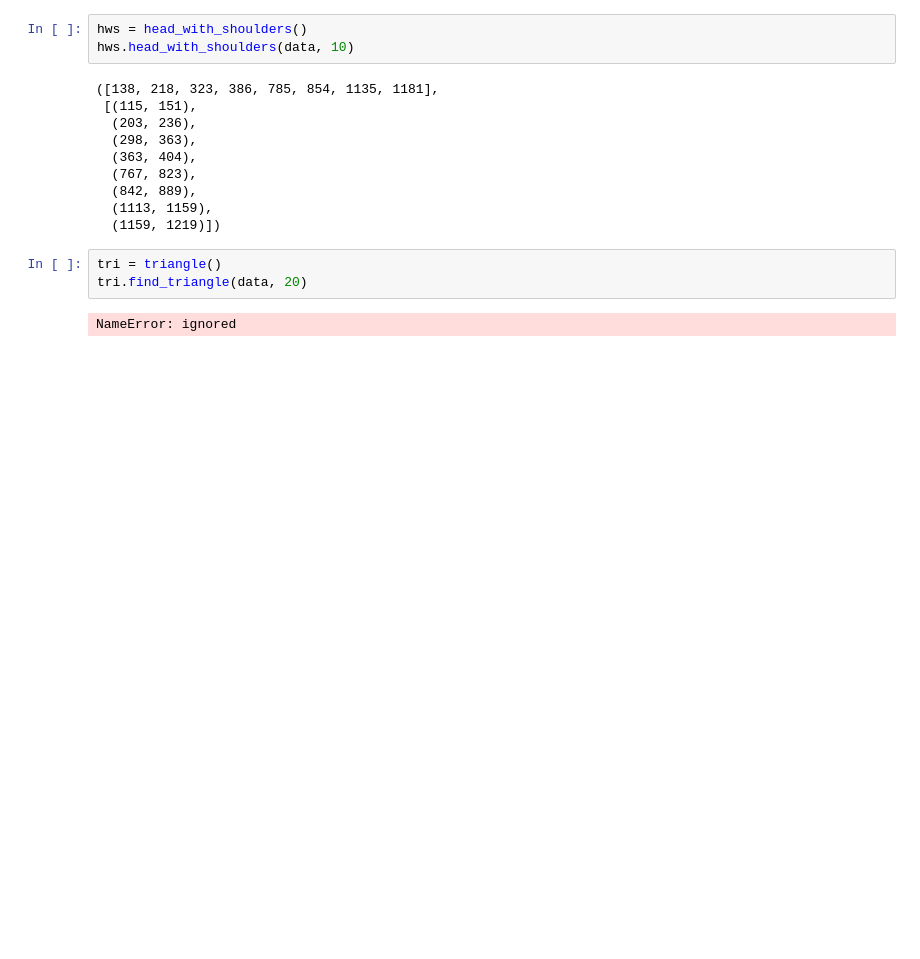
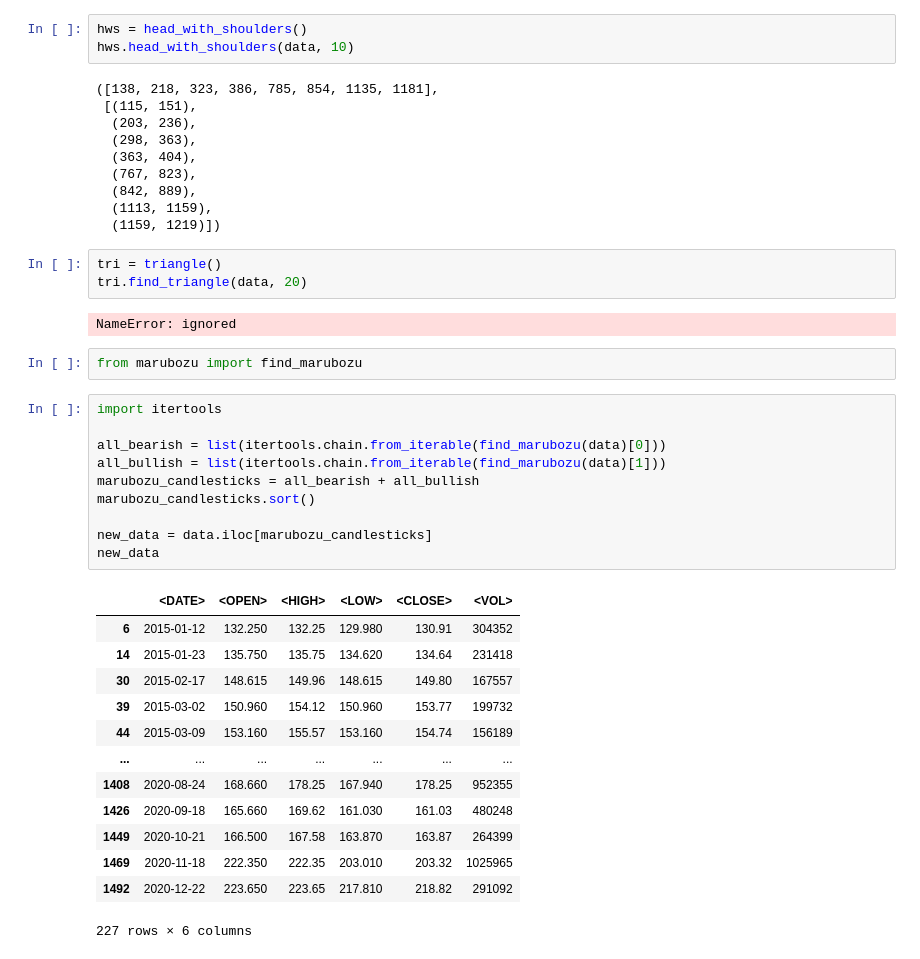
Before and after one commit to nikitaoltyan/Mech-Trading-Systems, a Jupyter notebook: Mech_Systems.ipynb, the cells around one changed output. Cells and saved outputs as stored; diff of their text form; blank space fills up the shorter version.

```diff
--- a/Mech_Systems.ipynb
+++ b/Mech_Systems.ipynb
@@ -55,3 +53,29 @@ tri = triangle()
 tri.find_triangle(data, 20)
 # %% [output]
 NameError: ignored
+# %%
+from marubozu import find_marubozu
+# %%
+import itertools
+
+all_bearish = list(itertools.chain.from_iterable(find_marubozu(data)[0]))
+all_bullish = list(itertools.chain.from_iterable(find_marubozu(data)[1]))
+marubozu_candlesticks = all_bearish + all_bullish
+marubozu_candlesticks.sort()
+
+new_data = data.iloc[marubozu_candlesticks]
+new_data
+# %% [output]
+|  | <DATE> | <OPEN> | <HIGH> | <LOW> | <CLOSE> | <VOL> |
+| 6 | 2015-01-12 | 132.250 | 132.25 | 129.980 | 130.91 | 304352 |
+| 14 | 2015-01-23 | 135.750 | 135.75 | 134.620 | 134.64 | 231418 |
+| 30 | 2015-02-17 | 148.615 | 149.96 | 148.615 | 149.80 | 167557 |
+| 39 | 2015-03-02 | 150.960 | 154.12 | 150.960 | 153.77 | 199732 |
+| 44 | 2015-03-09 | 153.160 | 155.57 | 153.160 | 154.74 | 156189 |
+| ... | ... | ... | ... | ... | ... | ... |
+| 1408 | 2020-08-24 | 168.660 | 178.25 | 167.940 | 178.25 | 952355 |
+| 1426 | 2020-09-18 | 165.660 | 169.62 | 161.030 | 161.03 | 480248 |
+| 1449 | 2020-10-21 | 166.500 | 167.58 | 163.870 | 163.87 | 264399 |
+| 1469 | 2020-11-18 | 222.350 | 222.35 | 203.010 | 203.32 | 1025965 |
+| 1492 | 2020-12-22 | 223.650 | 223.65 | 217.810 | 218.82 | 291092 |
+227 rows × 6 columns
```
Also changed, not shown: parts of 3 cells of this notebook.
